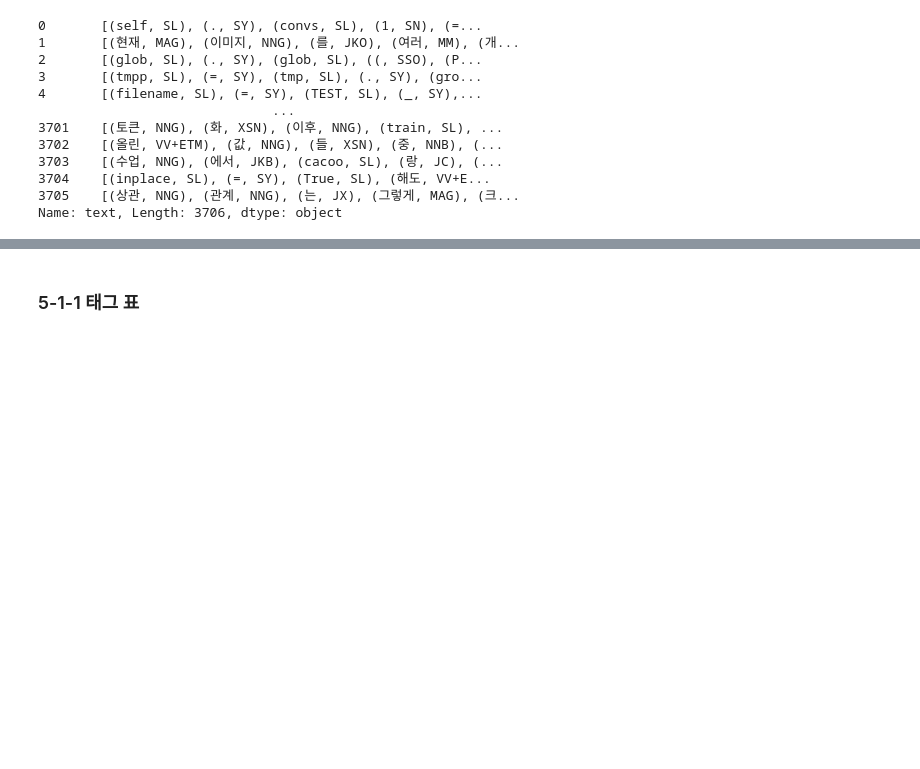
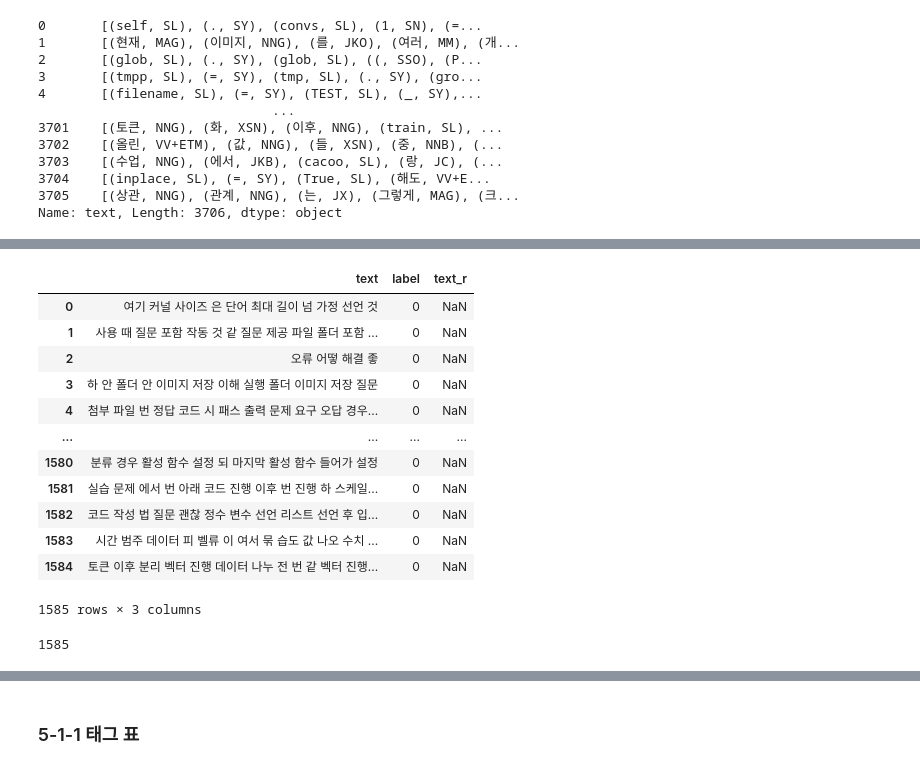
Before and after one commit to Oldman3840/Mini_Project_4th, a Jupyter notebook: 1. 문의 내용 유형 분류_분석_전처리_에이블러.ipynb, the cells around one changed output, grey strips where cells are left out. Drawn from its saved outputs; the diff is of its cells as text; code cells hidden in the pictures; blank space fills up the shorter version.

```diff
--- a/1. 문의 내용 유형 분류_분석_전처리_에이블러.ipynb
+++ b/1. 문의 내용 유형 분류_분석_전처리_에이블러.ipynb
@@ -560,21 +561,21 @@ Name: text, Length: 3706, dtype: object
 # %%
 # NNG 일반 명사, NNP 고유 명사, NNB 의존 명사, NNBC 단위를 나타내는 명사
 # NR 수사, NP 대명사, VV 동사, VA 형용사
-# list_selector = ['NNG', 'NNP', 'NNB', 'NNBC', 'NR', 'NP', 'VV', 'VA']
-list_selector2 = {'NNG': 0, 'NNP': 0, 'NNB': 0, 'NNBC': 0, 'NR': 0,
-                  'NP': 0, 'VV': 0, 'VA': 0, 'VX': 0, 'VCP': 0,
-                  'VCN': 0, 'MAG': 0, 'JKS': 0, 'JKC': 0, 'JKG': 0,
-                  'JKO': 0, 'JKB': 0, 'JKV': 0, 'JKQ': 0, 'JC': 0,
-                  'JX': 0, 'XPN': 0, 'XSN': 0}
+list_selector = ['NNG', 'NNP', 'NNB', 'NNBC', 'NR', 'NP', 'VV', 'VA']
+# list_selector2 = {'NNG': 0, 'NNP': 0, 'NNB': 0, 'NNBC': 0, 'NR': 0,
+#                   'NP': 0, 'VV': 0, 'VA': 0, 'VX': 0, 'VCP': 0,
+#                   'VCN': 0, 'MAG': 0, 'JKS': 0, 'JKC': 0, 'JKG': 0,
+#                   'JKO': 0, 'JKB': 0, 'JKV': 0, 'JKQ': 0, 'JC': 0,
+#                   'JX': 0, 'XPN': 0, 'XSN': 0}
 # %%
+# mecab_pos 데이터에서 유효하다고 생각하는 품사만으로 parsing
 x_train = pd.DataFrame(columns=['text'])
 
 for i in range(len(mecab_pos)):
     tmp = []
     for j in range(len(mecab_pos[i])):
-        if mecab_pos[i][j][1] in list_selector2.keys():
+        if mecab_pos[i][j][1] in list_selector:
             tmp.append(mecab_pos[i][j][0])
-            list_selector2[mecab_pos[i][j][1]] += 1
+            # list_selector2[mecab_pos[i][j][1]] += 1
 
     x_train.loc[i] = ' '.join(tmp)
-    # print(' '.join(tmp))
@@ -606,0 +609,8 @@ memory usage: 86.9+ KB
+# %%
+# x_train을 라벨 값에 따라 구분
+x_train_0 = x_train.loc[x_train['label'] == 0].reset_index(drop=True)
+x_train_1 = x_train.loc[x_train['label'] == 1].reset_index(drop=True)
+x_train_2 = x_train.loc[x_train['label'] == 2].reset_index(drop=True)
+x_train_3 = x_train.loc[x_train['label'] == 3].reset_index(drop=True)
+x_train_4 = x_train.loc[x_train['label'] == 4].reset_index(drop=True)
+x_train_0.shape, x_train_1.shape, x_train_2.shape, x_train_3.shape, x_train_4.shape
@@ -606,0 +684,9 @@ memory usage: 86.9+ KB
+# %%
+tmp0 = x_train_0.reset_index(drop=True)
+tmp1 = x_train_1.reset_index(drop=True)
+tmp2 = x_train_2.reset_index(drop=True)
+tmp3 = x_train_3.reset_index(drop=True)
+tmp4 = x_train_4.reset_index(drop=True)
+
+tmp = pd.concat([tmp0, tmp1, tmp2, tmp3, tmp4], axis=0, join='outer')
+tmp
@@ -606,0 +707,21 @@ memory usage: 86.9+ KB
+# %%
+tmp0['text_r'] = np.nan
+tmp0
+# %% [output]
+|  | text | label | text_r |
+| 0 | 여기 커널 사이즈 은 단어 최대 길이 넘 가정 선언 것 | 0 | NaN |
+| 1 | 사용 때 질문 포함 작동 것 같 질문 제공 파일 폴더 포함 ... | 0 | NaN |
+| 2 | 오류 어떻 해결 좋 | 0 | NaN |
+| 3 | 하 안 폴더 안 이미지 저장 이해 실행 폴더 이미지 저장 질문 | 0 | NaN |
+| 4 | 첨부 파일 번 정답 코드 시 패스 출력 문제 요구 오답 경우... | 0 | NaN |
+| ... | ... | ... | ... |
+| 1580 | 분류 경우 활성 함수 설정 되 마지막 활성 함수 들어가 설정 | 0 | NaN |
+| 1581 | 실습 문제 에서 번 아래 코드 진행 이후 번 진행 하 스케일... | 0 | NaN |
+| 1582 | 코드 작성 법 질문 괜찮 정수 변수 선언 리스트 선언 후 입... | 0 | NaN |
+| 1583 | 시간 범주 데이터 피 벨류 이 여서 묶 습도 값 나오 수치 ... | 0 | NaN |
+| 1584 | 토큰 이후 분리 벡터 진행 데이터 나누 전 번 같 벡터 진행... | 0 | NaN |
+1585 rows × 3 columns
+# %%
+tmp0['text'].shape[0]
+# %% [output]
+1585
```
Also changed, not shown: parts of 25 cells of this notebook.
